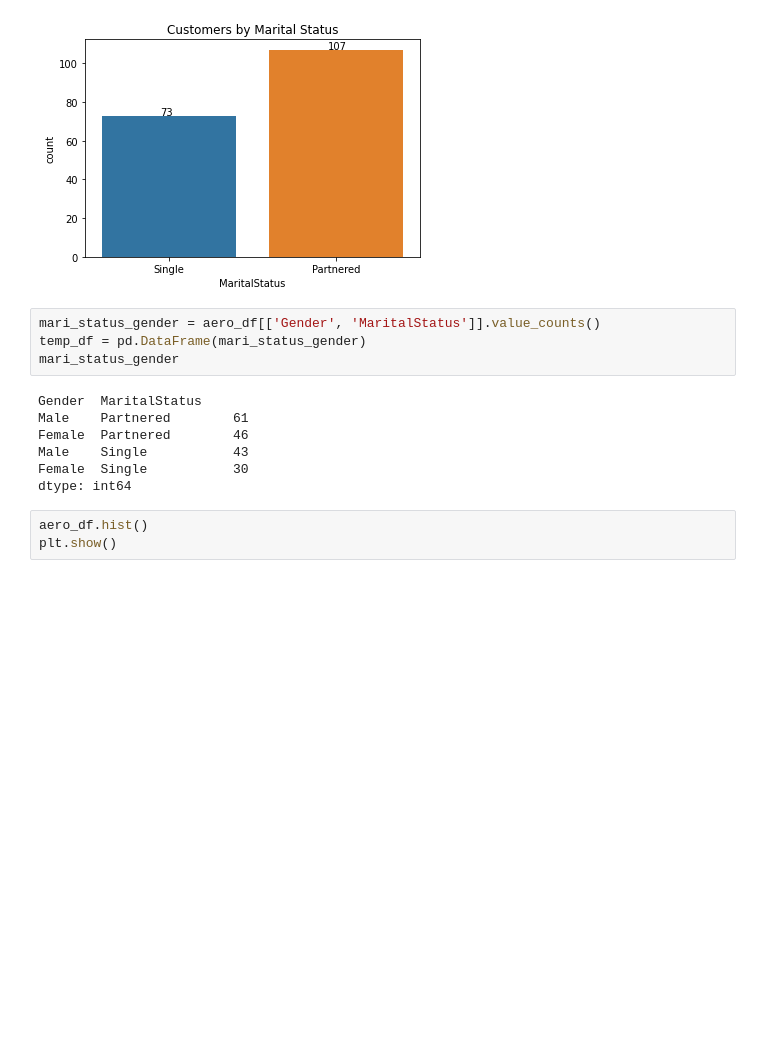
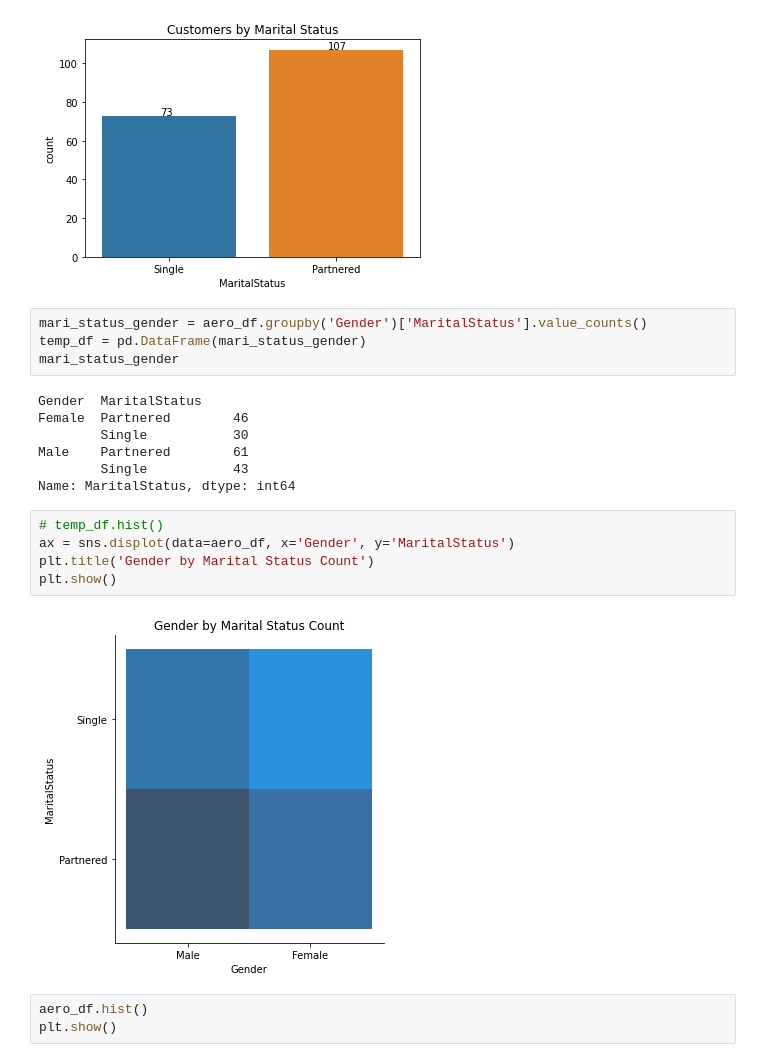
Before and after one commit to pkmariya/Python, a Jupyter notebook: AerofitCaseStudy_Mariya_DSMLJune22.ipynb, the cells around one changed output. Drawn from its saved outputs; the diff is of its cells as text; blank space fills up the shorter version.

```diff
--- a/AerofitCaseStudy_Mariya_DSMLJune22.ipynb
+++ b/AerofitCaseStudy_Mariya_DSMLJune22.ipynb
@@ -189,16 +189,23 @@ plt.show()
 # %% [output]
 [figure]
 # %%
-mari_status_gender = aero_df[['Gender', 'MaritalStatus']].value_counts()
+mari_status_gender = aero_df.groupby('Gender')['MaritalStatus'].value_counts()
 temp_df = pd.DataFrame(mari_status_gender)
 mari_status_gender
 # %% [output]
 Gender  MaritalStatus
+Female  Partnered        46
+        Single           30
 Male    Partnered        61
-Female  Partnered        46
-Male    Single           43
-Female  Single           30
-dtype: int64
+        Single           43
+Name: MaritalStatus, dtype: int64
+# %%
+# temp_df.hist()
+ax = sns.displot(data=aero_df, x='Gender', y='MaritalStatus')
+plt.title('Gender by Marital Status Count')
+plt.show()
+# %% [output]
+[figure, added]
 # %%
 aero_df.hist()
 plt.show()
```
Also changed, not shown: parts of 3 cells of this notebook.
